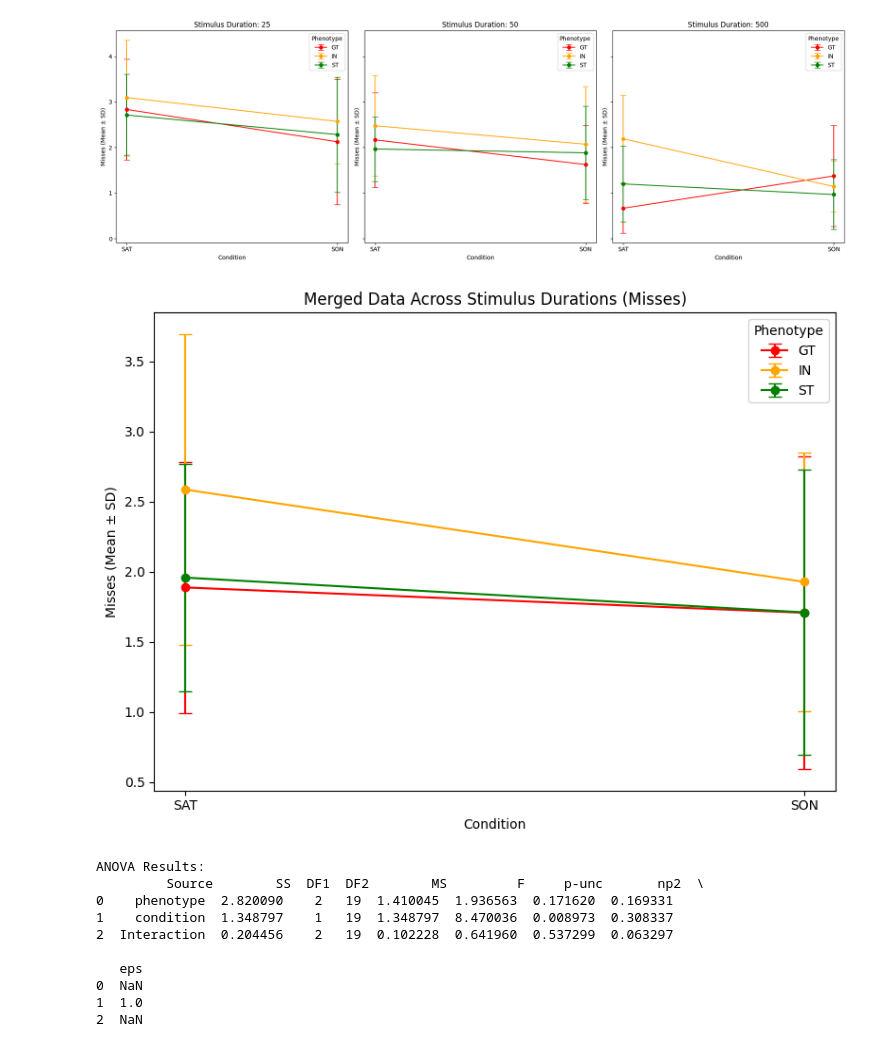
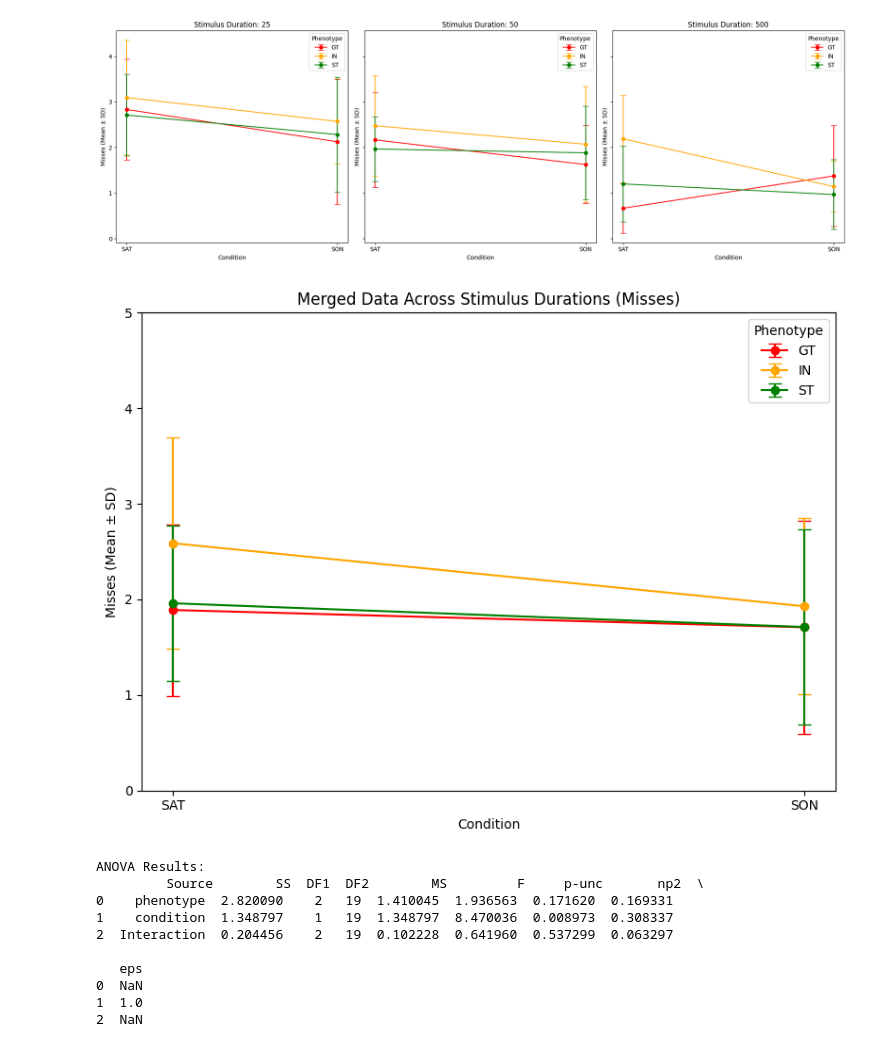
Before and after one commit to Frederichg/NoemieSFN, a Jupyter notebook: DATA/SATson_misses.ipynb, the cells around one changed output. Cells and saved outputs as stored; diff of their text form; code cells hidden in the pictures.

```diff
--- a/DATA/SATson_misses.ipynb
+++ b/DATA/SATson_misses.ipynb
@@ -63,34 +63,36 @@ plt.show()
 # Now, let's compute the mean across stimulus durations for 'misses' for each phenotype and condition
 merged_misses_summary_df = misses_summary_df.groupby(['phenotype', 'condition']).agg(
     misses_mean=('misses_mean', 'mean'),
     misses_sd=('misses_sd', 'mean')  # Merging SD by averaging as well
 ).reset_index()
 
 # Creating a new plot for the merged stimulus durations for 'misses'
 fig, ax = plt.subplots(figsize=(8, 6))
 
 for phenotype in merged_misses_summary_df['phenotype'].unique():
     # Filter data by phenotype
     phenotype_data = merged_misses_summary_df[merged_misses_summary_df['phenotype'] == phenotype]
 
     # Plot the mean line with error bars for SD
     ax.errorbar(phenotype_data['condition'],
                 phenotype_data['misses_mean'],
                 yerr=phenotype_data['misses_sd'],
                 label=phenotype,
                 color=colors[phenotype],
                 capsize=5,
                 marker='o')
 
 ax.set_title('Merged Data Across Stimulus Durations (Misses)')
 ax.set_xlabel('Condition')
 ax.set_ylabel('Misses (Mean ± SD)')
 ax.legend(title="Phenotype")
 
+
+plt.ylim(0, 5)
 plt.tight_layout()
 plt.show()
 # %% [output]
-[figure, old version]
+[figure, new version]
 # %%
 import pandas as pd
 import pingouin as pg
```
Also changed, not shown: 5 other files.
